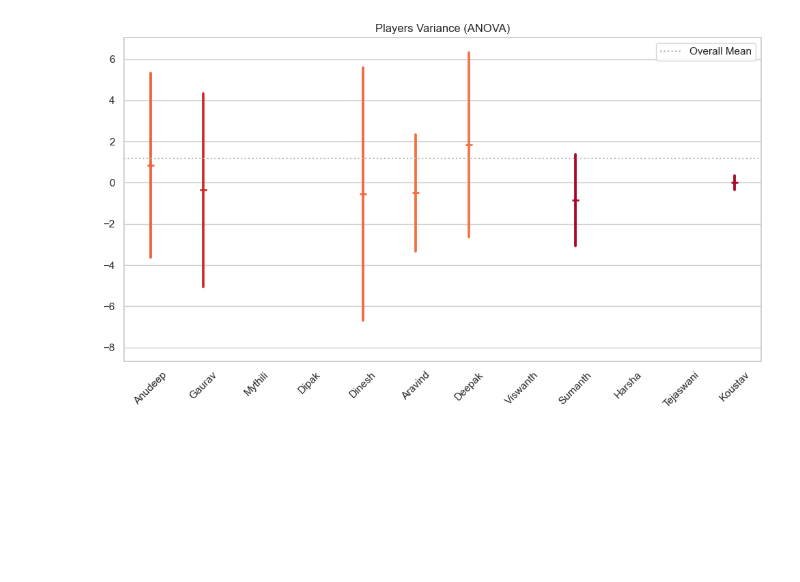
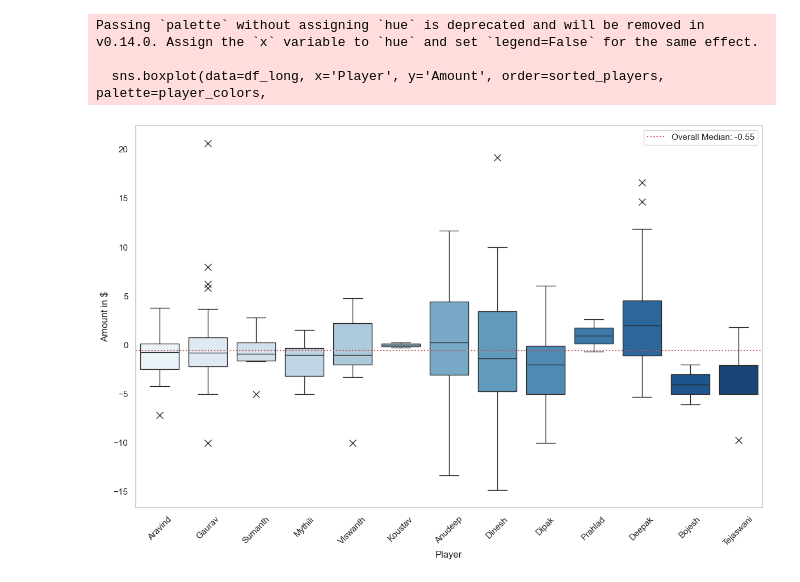
Before and after one commit to gvattiku/poker_app, a Jupyter notebook: notebooks/split_analysis.ipynb, the cells around one changed output. Cells and saved outputs as stored; diff of their text form; code cells hidden in the pictures; blank space fills up the shorter version.

```diff
--- a/notebooks/split_analysis.ipynb
+++ b/notebooks/split_analysis.ipynb
@@ -51,34 +44,40 @@ plt.show()
-# %%
-# Drop rows with missing values
-df_cleaned = df
-
-# Perform ANOVA test
-f_statistic, p_value = stats.f_oneway(*[df_cleaned[player] for player in df_cleaned.columns if player != 'Game'])
-
-
-# Calculate mean of each player
-player_means = df_cleaned.drop(columns='Game').mean()
-
-# Calculate distance of each point from the mean
-distances_from_mean = df_cleaned.drop(columns='Game').apply(lambda x: abs(x - player_means[x.name]), axis=0)
-
-# Normalize distances to use as colors
-norm = Normalize(vmin=distances_from_mean.min().min(), vmax=distances_from_mean.max().max())
-colors = [plt.cm.RdYlGn(norm(distance)) for distance in distances_from_mean.values.flatten()]
-
-# colors = sns.color_palette("crest", len(df_cleaned.columns) - 1)
-
-# Plotting the ANOVA results
-plt.figure(figsize=(10, 6))
-sns.pointplot(data=df_cleaned.drop(columns='Game'), errorbar='sd', linestyle='None', markers='_', palette = colors)
-plt.xticks(rotation=45)
-# plt.xlabel('Players')
-# plt.ylabel('Scores')
-plt.title('Players Variance (ANOVA)')
-plt.axhline(y=df_cleaned.mean().mean(), color='.7', linestyle=':', label='Overall Mean')
-plt.legend()
-plt.grid(True, axis = 'y')
-plt.tight_layout()
-plt.show()
-# %% [output]
-[figure, removed]
+# %%
+# Melt the DataFrame to long format
+df_long = df_raw.melt(id_vars=['Game'], var_name='Player', value_name='Amount')
+
+# Calculate overall median
+overall_median = df_long['Amount'].median()
+
+# Calculate absolute differences between each player's median and overall median
+player_medians = df_long.groupby('Player')['Amount'].median()
+median_diff = abs(player_medians - overall_median)
+
+# Sort players by median differences from least to most
+sorted_players = median_diff.sort_values().index
+
+# Create a color palette with sequential coloring based on sorted players
+color_palette = sns.color_palette("Blues", n_colors=len(sorted_players))
+
+# Create a dictionary to map players to their colors based on sorting
+player_colors = dict(zip(sorted_players, color_palette))
+
+# Create the box plot with custom colors based on sorted players
+plt.figure(figsize=(12, 8))
+sns.boxplot(data=df_long, x='Player', y='Amount', order=sorted_players, palette=player_colors,
+            flierprops=dict(marker='x', markersize=8))
+
+# Plot the overall median as a horizontal line
+plt.axhline(y=overall_median, color='r', linestyle=':', label=f'Overall Median: {overall_median:.2f}')
+
+sns.set_style("whitegrid")
+plt.xticks(rotation=45)
+plt.ylabel('Amount in $')
+plt.legend()
+plt.grid(False)
+plt.tight_layout()
+plt.show()
+# %% [output]
+Passing `palette` without assigning `hue` is deprecated and will be removed in v0.14.0. Assign the `x` variable to `hue` and set `legend=False` for the same effect.
+
+  sns.boxplot(data=df_long, x='Player', y='Amount', order=sorted_players, palette=player_colors,
+[figure, added]
```
Also changed, not shown: parts of 5 cells of this notebook, 1 other file.
